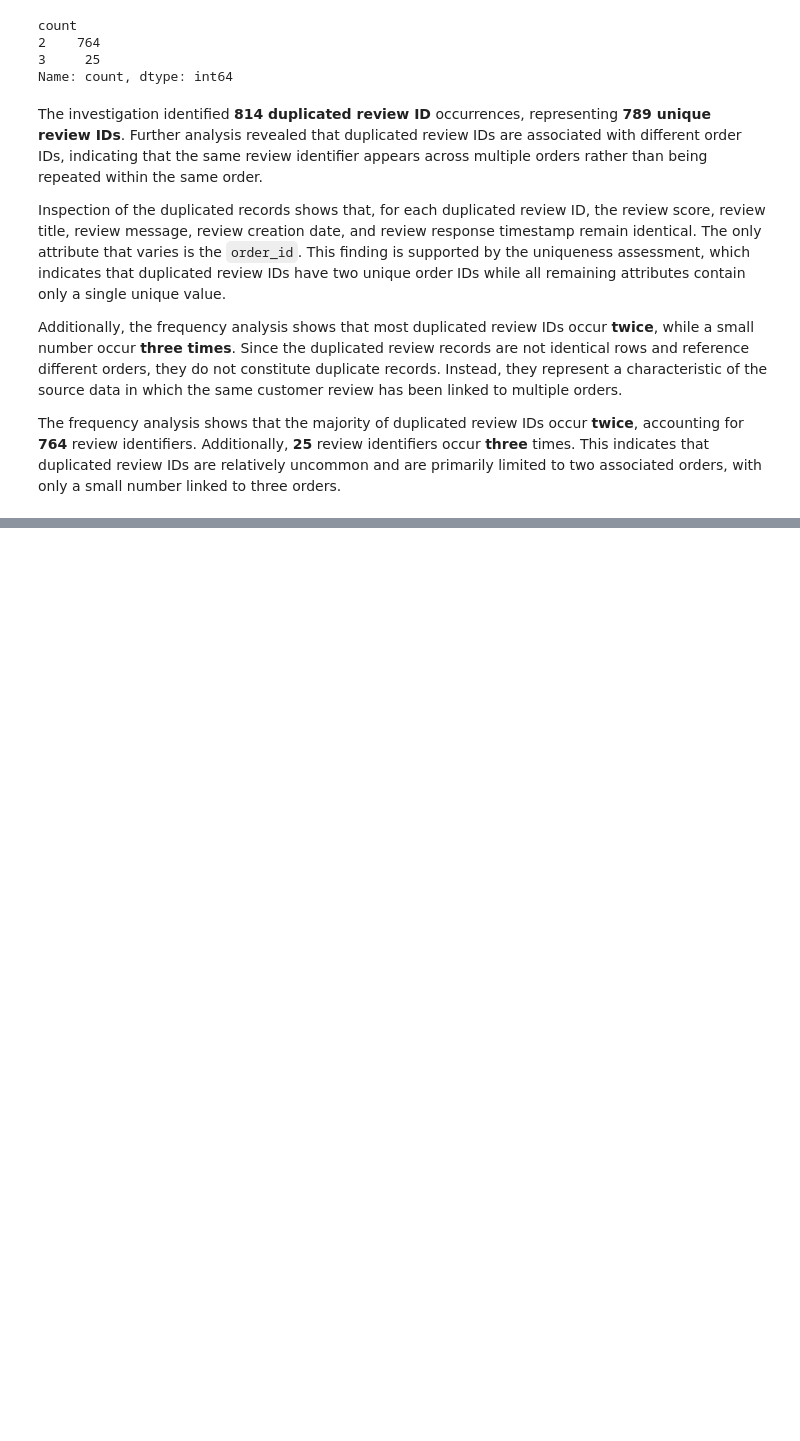
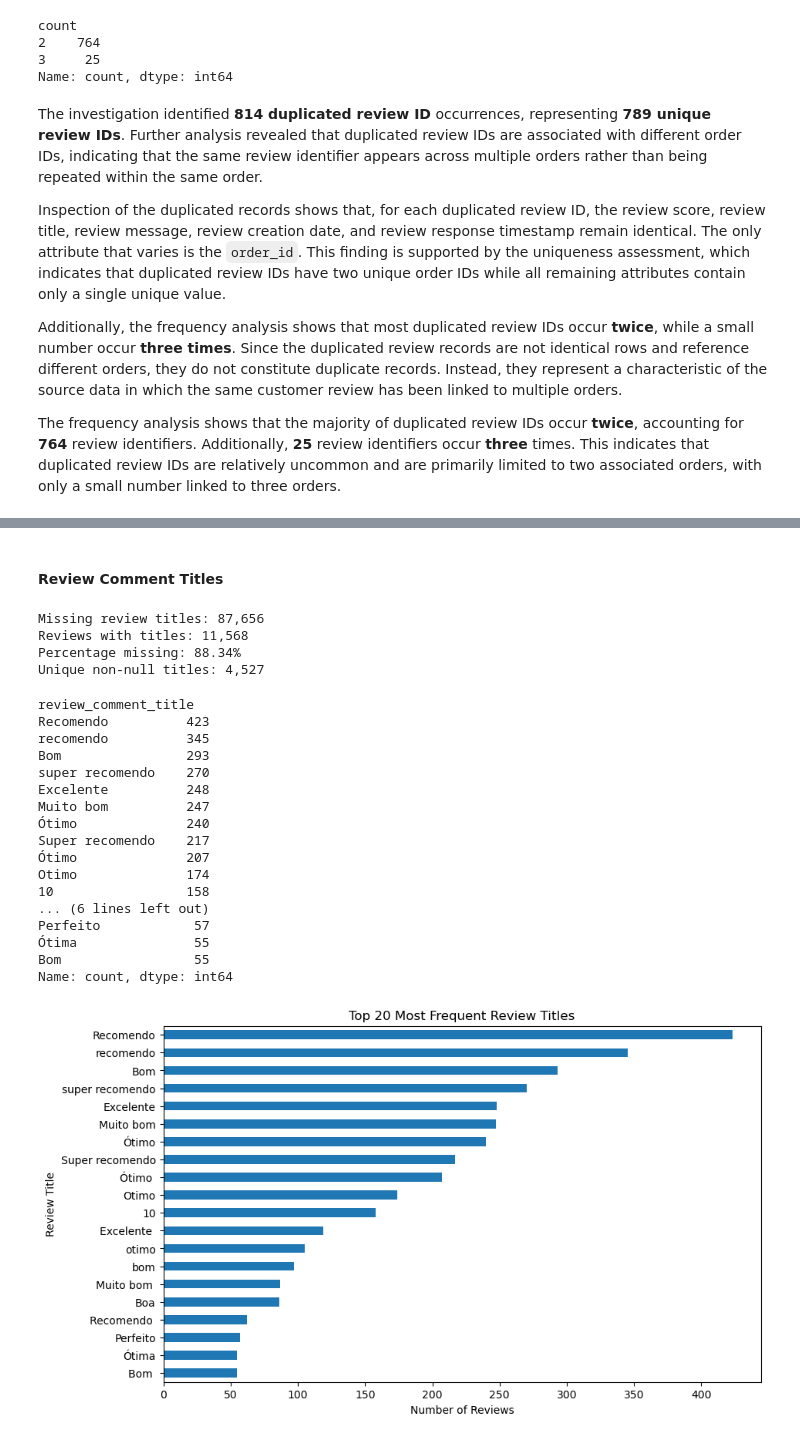
Before and after one commit to Mamello01/e-commerce, a Jupyter notebook: 02_data_preparation/order_reviews.ipynb, the cells around one changed output, grey strips where cells are left out. Saved outputs shown, nothing was run; the diff lists cells and outputs as text; code cells hidden in the pictures; blank space fills up the shorter version.

```diff
--- a/02_data_preparation/order_reviews.ipynb
+++ b/02_data_preparation/order_reviews.ipynb
@@ -276,0 +592,55 @@ The frequency analysis shows that the majority of duplicated review IDs occur **
+# %% [markdown]
+#### Review Comment Titles
+# %%
+# Examine missingness and basic characteristics of review titles
+
+title_missing = order_reviews_df["review_comment_title"].isna().sum()
+title_present = order_reviews_df["review_comment_title"].notna().sum()
+
+print(f"Missing review titles: {title_missing:,}")
+print(f"Reviews with titles: {title_present:,}")
+print(f"Percentage missing: {title_missing / len(order_reviews_df) * 100:.2f}%")
+print(f"Unique non-null titles: {order_reviews_df['review_comment_title'].nunique():,}")
+# %% [output]
+Missing review titles: 87,656
+Reviews with titles: 11,568
+Percentage missing: 88.34%
+Unique non-null titles: 4,527
+# %%
+# Examine the distribution of the most common review titles
+
+top_review_titles = (
+    order_reviews_df["review_comment_title"]
+    .dropna()
+    .value_counts()
+    .head(20)
+)
+
+print(top_review_titles)
+
+plt.figure(figsize=(10, 6))
+top_review_titles.sort_values().plot(kind="barh")
+
+plt.title("Top 20 Most Frequent Review Titles")
+plt.xlabel("Number of Reviews")
+plt.ylabel("Review Title")
+plt.show()
+# %% [output]
+review_comment_title
+Recomendo          423
+recomendo          345
+Bom                293
+super recomendo    270
+Excelente          248
+Muito bom          247
+Ótimo              240
+Super recomendo    217
+Ótimo              207
+Otimo              174
+10                 158
+... (6 lines left out)
+Perfeito            57
+Ótima               55
+Bom                 55
+Name: count, dtype: int64
+[figure, added]
```
Also changed, not shown: parts of 64 cells of this notebook.
